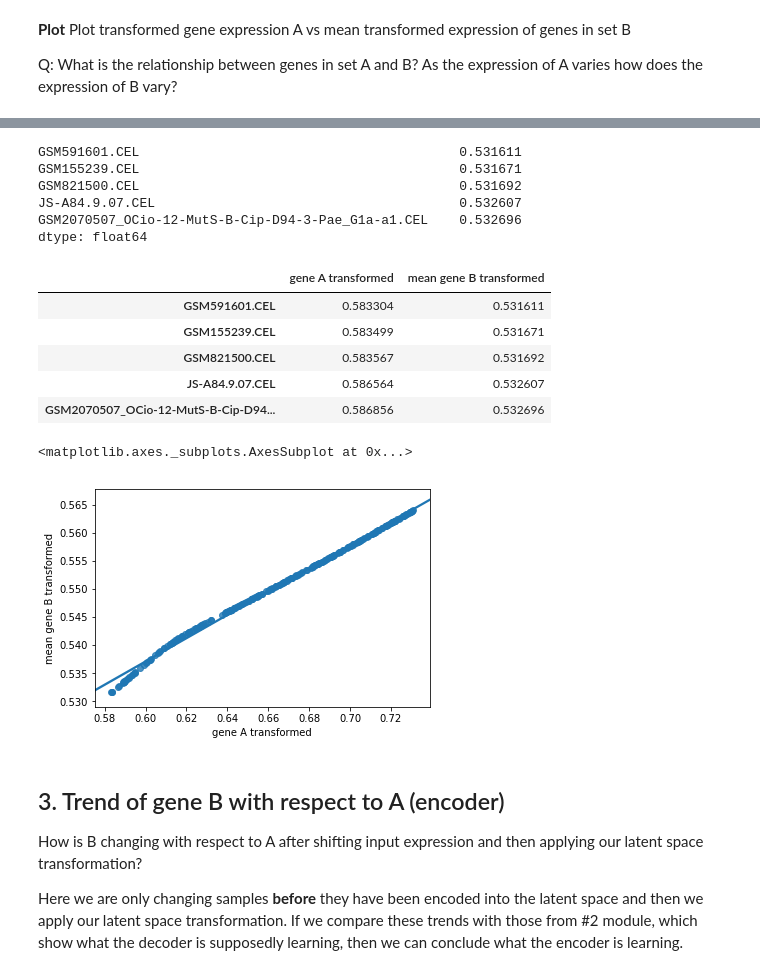
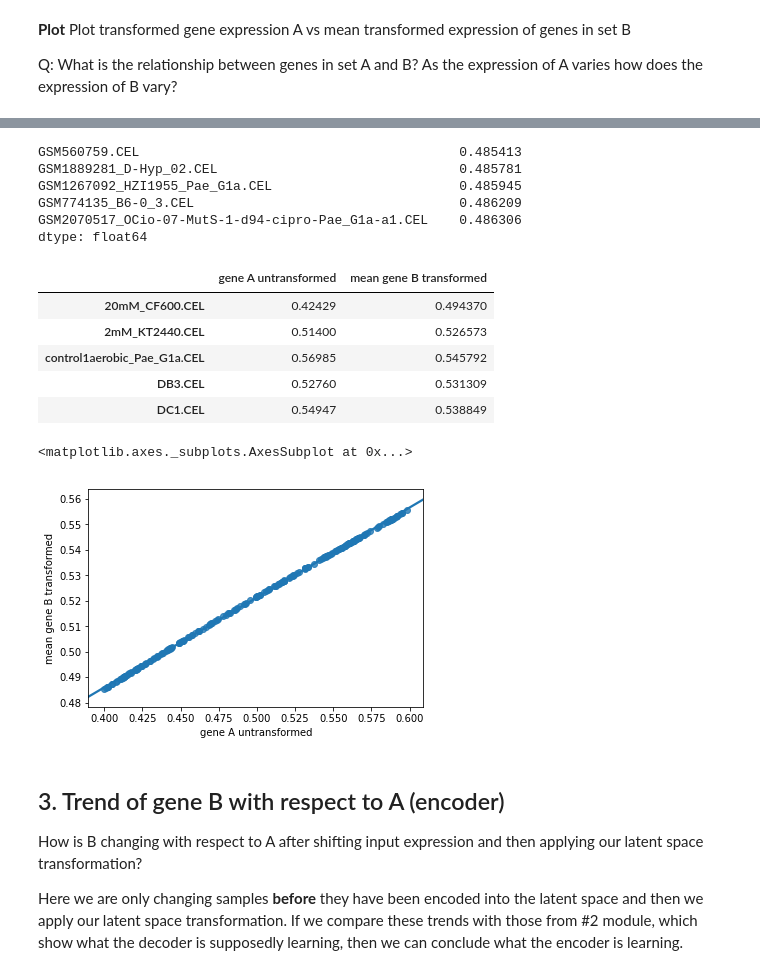
Before and after one commit to greenelab/Pseudomonas_latent_spaces, a Jupyter notebook: scripts/2_explore_relationship_AandB_pt2.ipynb, the cells around one changed output, grey strips where cells are left out. Cells and saved outputs as stored; diff of their text form; code cells hidden in the pictures.

```diff
--- a/scripts/2_explore_relationship_AandB_pt2.ipynb
+++ b/scripts/2_explore_relationship_AandB_pt2.ipynb
@@ -30,7 +31,7 @@ Using TensorFlow backend.
 # %%
 # Load
 base_dir = os.path.dirname(os.getcwd())
-analysis_name = 'sim_balancedAB_2latent'
+analysis_name = 'sim_balancedAB_100_2latent'
 
 sim_data_file = os.path.join(
     base_dir,
@@ -456,36 +472,36 @@ geneSetB_exp = predict_gene_exp[geneSetB_ls]
 geneSetB_mean = geneSetB_exp.mean(axis=1)
 geneSetB_mean.head()
 # %% [output]
-GSM591601.CEL                                         0.531611
-GSM155239.CEL                                         0.531671
-GSM821500.CEL                                         0.531692
-JS-A84.9.07.CEL                                       0.532607
-GSM2070507_OCio-12-MutS-B-Cip-D94-3-Pae_G1a-a1.CEL    0.532696
+GSM560759.CEL                                         0.485413
+GSM1889281_D-Hyp_02.CEL                               0.485781
+GSM1267092_HZI1955_Pae_G1a.CEL                        0.485945
+GSM774135_B6-0_3.CEL                                  0.486209
+GSM2070517_OCio-07-MutS-1-d94-cipro-Pae_G1a-a1.CEL    0.486306
 dtype: float64
 # %%
 # Join original expression of transformed A and mean(transformed expression of B)
 predict_A_exp = predict_gene_exp[rep_gene_A]
 predict_B_mean_exp = geneSetB_mean
 
-A_and_B_predict_df = pd.merge(predict_A_exp.to_frame('gene A transformed'),
+A_and_B_predict_df = pd.merge(original_A_exp.to_frame('gene A untransformed'),
                       predict_B_mean_exp.to_frame('mean gene B transformed'),
                       left_index=True, right_index=True)
 A_and_B_predict_df.head()
 # %% [output]
-|  | gene A transformed | mean gene B transformed |
-| GSM591601.CEL | 0.583304 | 0.531611 |
-| GSM155239.CEL | 0.583499 | 0.531671 |
-| GSM821500.CEL | 0.583567 | 0.531692 |
-| JS-A84.9.07.CEL | 0.586564 | 0.532607 |
-| GSM2070507_OCio-12-MutS-B-Cip-D94... | 0.586856 | 0.532696 |
+|  | gene A untransformed | mean gene B transformed |
+| 20mM_CF600.CEL | 0.42429 | 0.494370 |
+| 2mM_KT2440.CEL | 0.51400 | 0.526573 |
+| control1aerobic_Pae_G1a.CEL | 0.56985 | 0.545792 |
+| DB3.CEL | 0.52760 | 0.531309 |
+| DC1.CEL | 0.54947 | 0.538849 |
 # %%
 # Plot
-sns.regplot(x='gene A transformed',
+sns.regplot(x='gene A untransformed',
             y='mean gene B transformed',
            data = A_and_B_predict_df)
 # %% [output]
 <matplotlib.axes._subplots.AxesSubplot at 0x...>
-[figure, old version]
+[figure, new version]
 # %% [markdown]
 ## 3.  Trend of gene B with respect to A (encoder)
 
```
Also changed, not shown: parts of 24 cells of this notebook, 1 other file.
